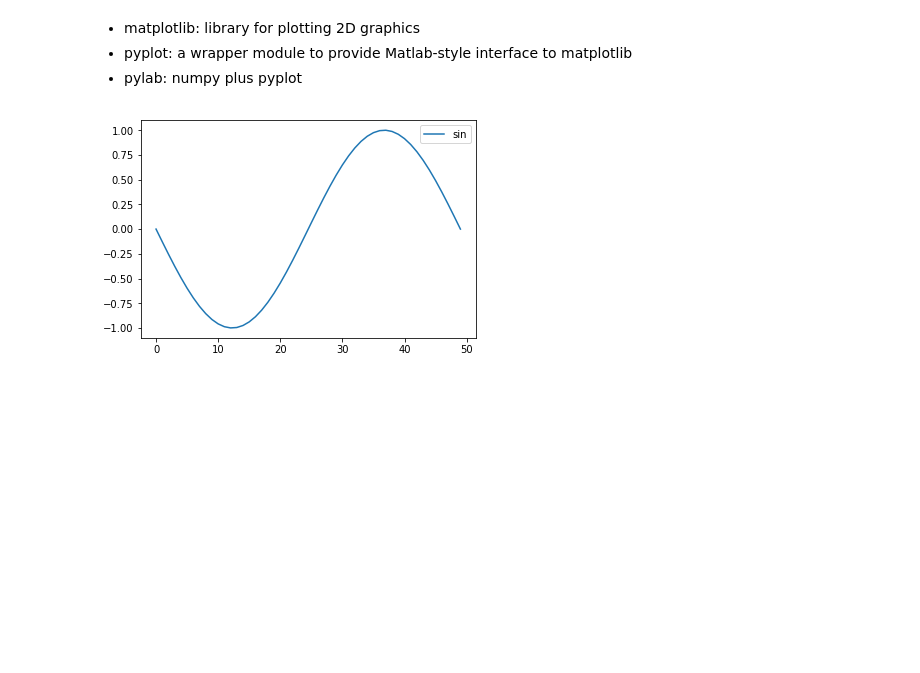
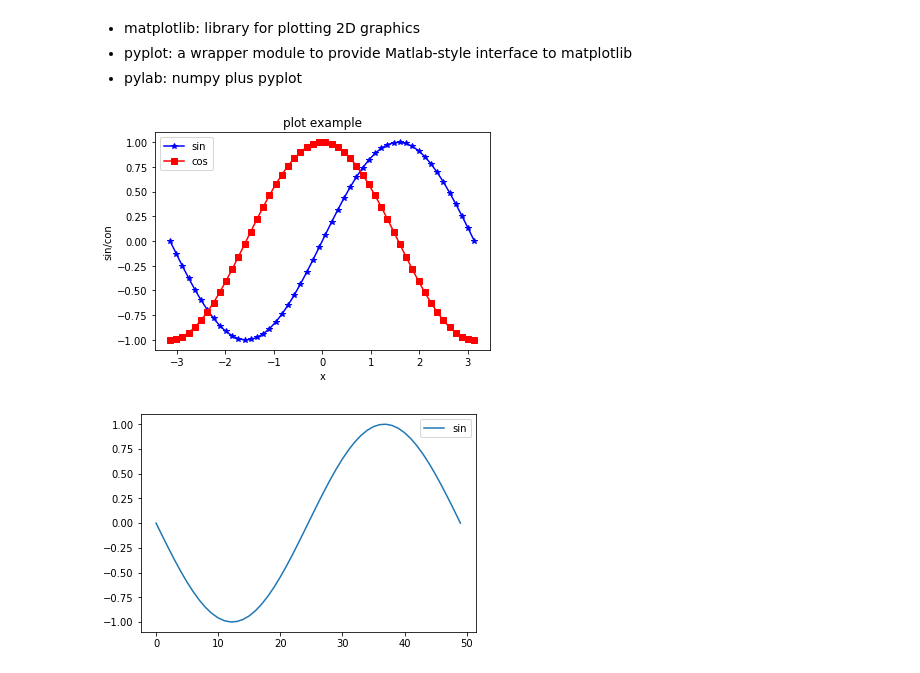
Before and after one commit to lsuhpchelp/lbrnloniworkshop2018, a Jupyter notebook: day1_python/intro-python.ipynb, the cells around one changed output. Saved outputs shown, nothing was run; the diff lists cells and outputs as text; code cells hidden in the pictures; blank space fills up the shorter version.

```diff
--- a/day1_python/intro-python.ipynb
+++ b/day1_python/intro-python.ipynb
@@ -298,7 +348,7 @@ for key, value in my_dict.items():
 * Object memory space is auto reclaimed once a file is no longer in use
 # %%
 # read a file
-input = open("stock.dat", 'r')
+input = open("test.txt", 'r')
 content = input.read()
-input.close()
+input1.close()
 print(content)
@@ -322,7 +375,7 @@ output.close()
 # %%
-x = 27
-if ( x >= 5 ):
-    print(x, "> 5")
+x = input("Please enter a number")
+if ( x >= '5' ):
+    print(x,"> 5")
 else:
     print(x, "< 5")
 # %% [output]
@@ -581,16 +654,15 @@ data2[:,3].min()
 # %%
-
-import matplotlib.pyplot as plt
-import numpy as np
 data=np.linspace(-np.pi, np.pi, 50);
-sin, cos =np.sin(data), np.cos(data)
+sin, cos =np.sin(x), np.cos(x)
 plt.plot(data, sin, 'b-*', data, cos,'r-s')
 plt.title("plot example")
 plt.xlabel('x')
 plt.ylabel('sin/con')
 #figure legend
 plt.legend(['sin','cos'])
 plt.show()
+# %% [output]
+[figure, added]
 # %%
 #plotting separate figures
 plt.figure()
```
Also changed, not shown: parts of 34 cells of this notebook, 2 other files.
